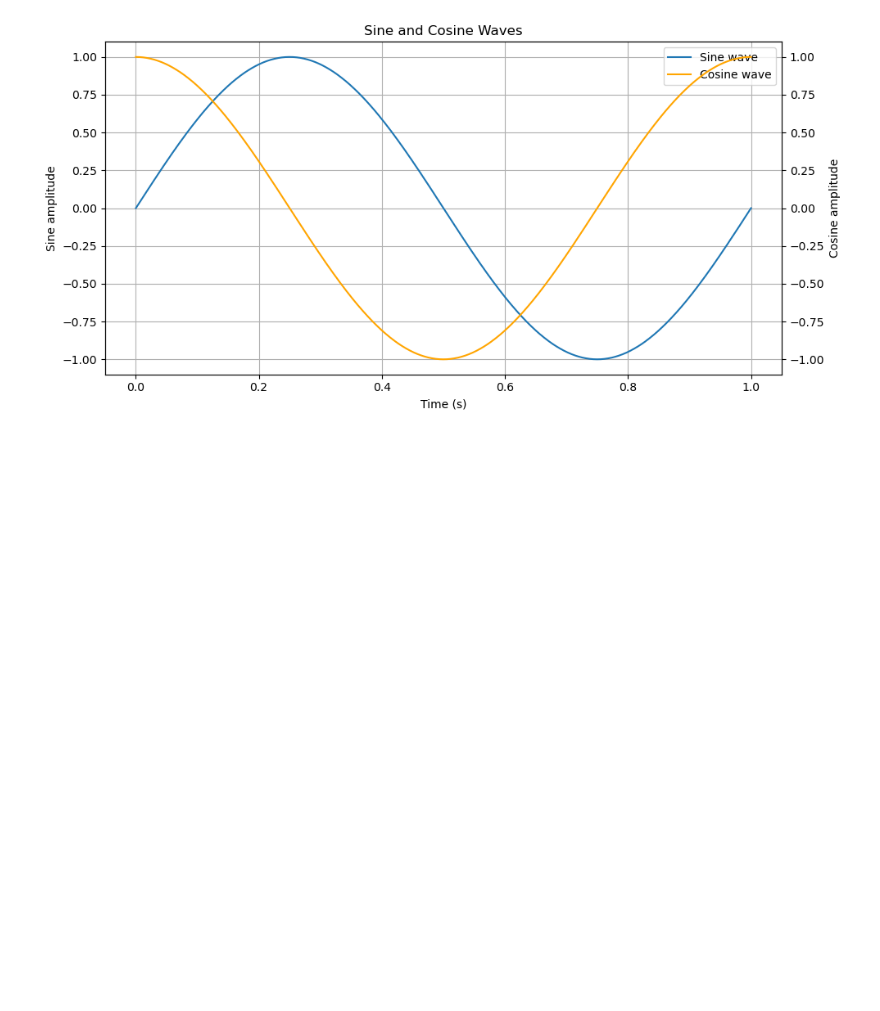
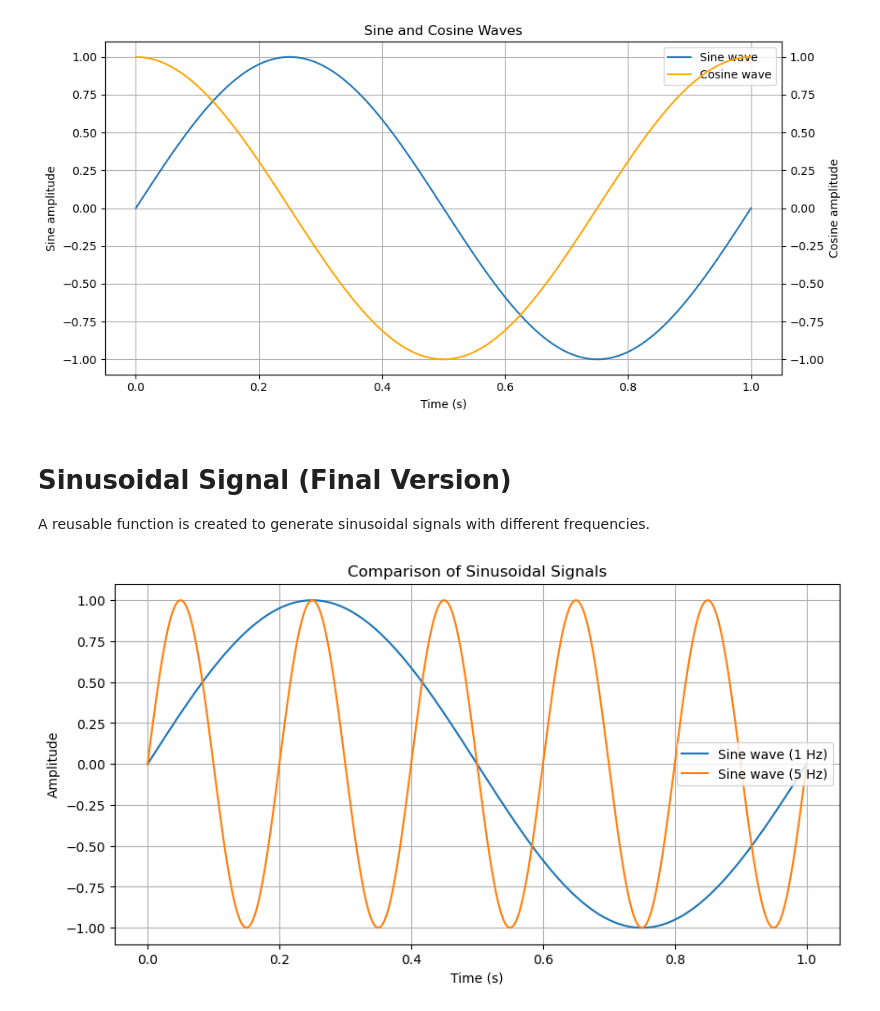
Before and after one commit to tuba1079/Series02-Python, a Jupyter notebook: Series02-python.ipynb, the cells around one changed output. Cells and saved outputs as stored; diff of their text form; code cells hidden in the pictures; blank space fills up the shorter version.

Commit message:
Update the notebook with sinusoidal function, and signal graph with different signal frequencies

```diff
--- a/Series02-python.ipynb
+++ b/Series02-python.ipynb
@@ -73,3 +73,6 @@ fig.savefig("sine_cosine_waves.pdf")
 plt.show()
 # %% [output]
 [figure]
+# %% [markdown]
+# Sinusoidal Signal (Final Version)
+A reusable function is created to generate sinusoidal signals with different frequencies.
@@ -75,0 +97,34 @@ plt.show()
+# %%
+# Create the time array
+t = np.linspace(0, 1, 1000)
+
+# Define signal parameters
+amplitude = 1
+phase = 0
+frequency1 = 1
+frequency2 = 5
+
+# Generate two signals with different frequencies
+s1 = sinusoid(t, amplitude, frequency1, phase)
+s2 = sinusoid(t, amplitude, frequency2, phase)
+# %%
+# Create the figure
+fig, ax = plt.subplots(figsize=(10, 5))
+
+# Plot the two sinusoidal signals
+ax.plot(t, s1, label="Sine wave (1 Hz)")
+ax.plot(t, s2, label="Sine wave (5 Hz)")
+
+# Add title and labels
+ax.set_title("Comparison of Sinusoidal Signals")
+ax.set_xlabel("Time (s)")
+ax.set_ylabel("Amplitude")
+
+# Add grid and legend
+ax.grid(True)
+ax.legend()
+
+# Display the graph
+plt.show()
+# %% [output]
+[figure, added]
```
Also changed, not shown: parts of 1 cell of this notebook.
